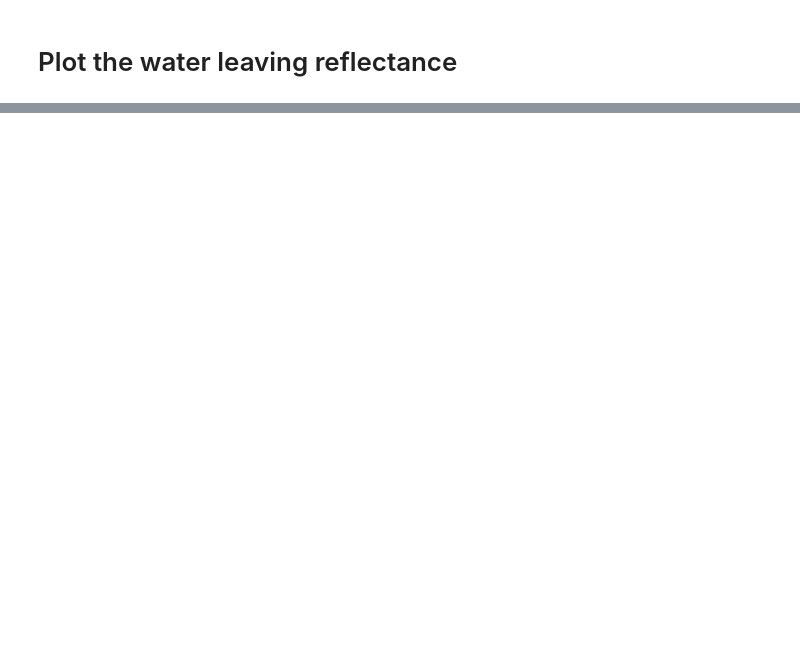
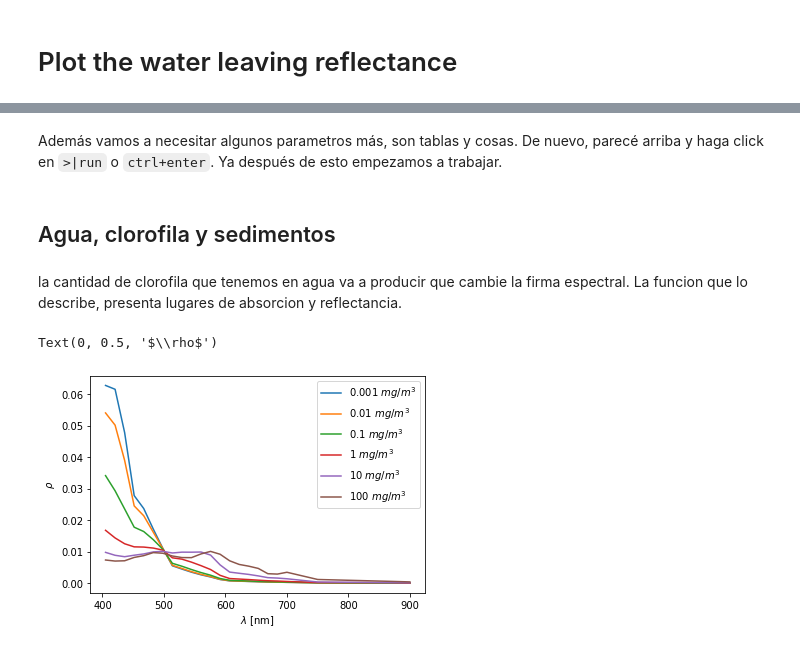
Before and after one commit to fnemina/OC-Teaching-notebooks, a Jupyter notebook: chlRho.ipynb, the cells around one changed output, grey strips where cells are left out. Drawn from its saved outputs; the diff is of its cells as text; code cells hidden in the pictures; blank space fills up the shorter version.

```diff
--- a/chlRho.ipynb
+++ b/chlRho.ipynb
@@ -7,6 +21,8 @@ from scipy.interpolate import interp1d, interpn
 
 from ipywidgets import interact, interactive, fixed, interact_manual
 import ipywidgets as widgets
+# %% [markdown]
+Además vamos a necesitar algunos parametros más, son tablas y cosas. De nuevo, parecé arriba y haga click en `>|run` o `ctrl+enter`. Ya después de esto empezamos a trabajar.
 # %%
 chl_range = np.logspace(-3,2,11)
 sed_range = np.array([0,1,10,100,1000])
@@ -22,6 +38,21 @@ def f(chl, sed):
     return interpn((chl_range, sed_range), rho_arr[:,:,0,0,:], (chl,sed))[0]
 
 sea_wl = np.array([412., 443., 490., 510., 555., 670., 765., 865.])
-c = np.round(np.random.uniform(0,10),1)
+c = np.round(np.random.uniform(0,10),0)
 s = np.round(np.random.uniform(0,15),1)*10
 sea = interp1d(wl, f(c, s))(sea_wl)
+# %% [markdown]
+## Agua, clorofila y sedimentos
+# %% [markdown]
+la cantidad de clorofila que tenemos en agua va a producir que cambie la firma espectral. La funcion que lo describe, presenta lugares de absorcion y reflectancia.
+# %%
+for c in [0.001,0.01,0.1,1,10,100]:
+    plt.plot(wl, f(c, 0), label=rf"{c} $mg/m^3$")
+
+plt.legend()
+
+plt.xlabel(rf"$\lambda$ [nm]")
+plt.ylabel(rf"$\rho$")
+# %% [output]
+Text(0, 0.5, '$\\rho$')
+[figure, added]
```
Also changed, not shown: parts of 24 cells of this notebook.
